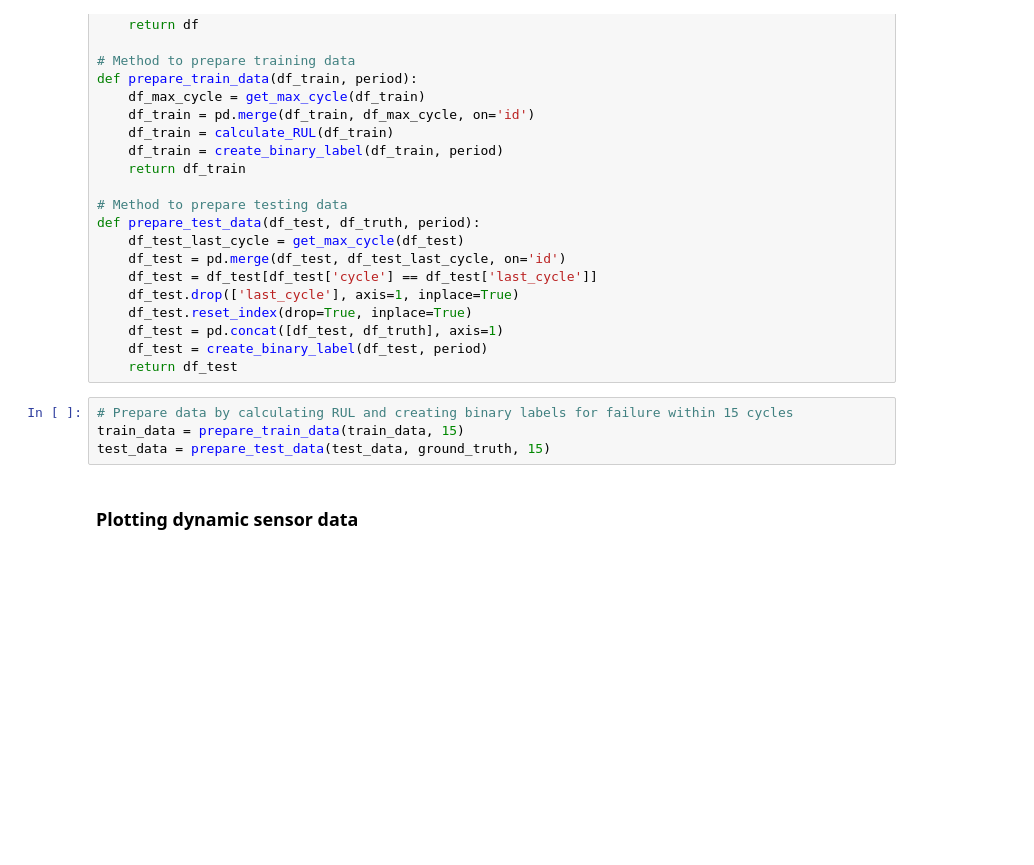
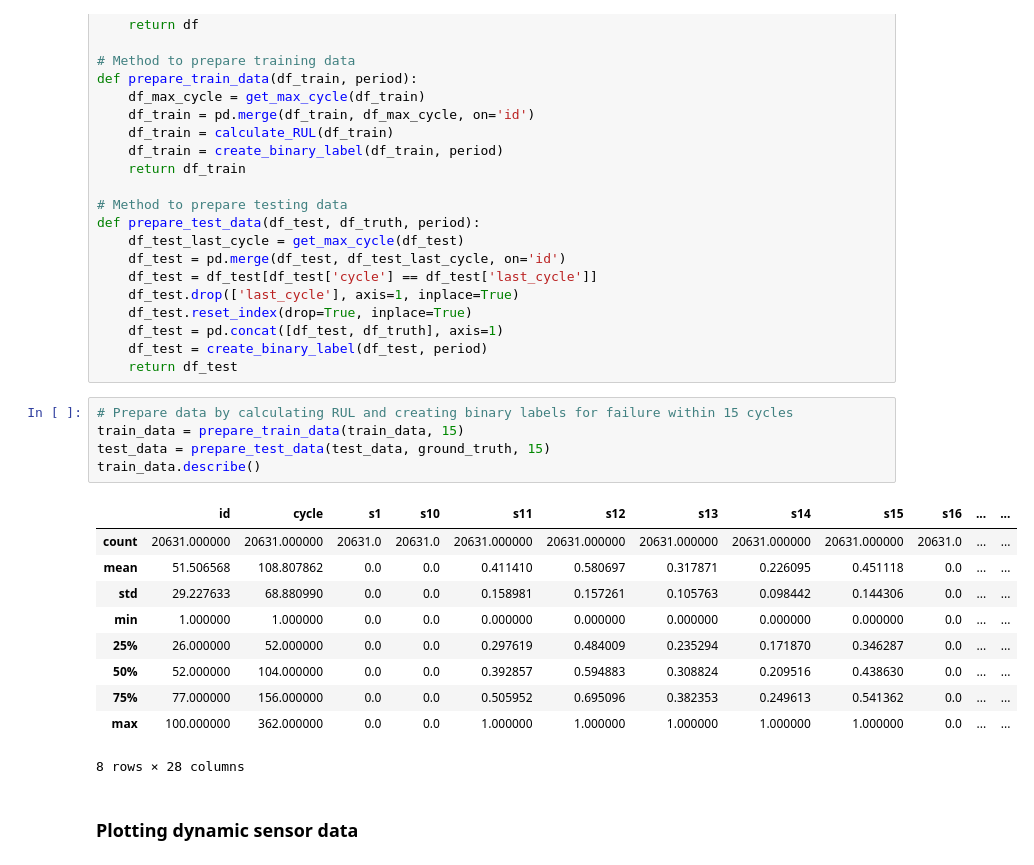
Before and after one commit to NechZ/Predictive-Maintenance, a Jupyter notebook: Engine-Predictive-Maintenance.ipynb, the cells around one changed output. Saved outputs shown, nothing was run; the diff lists cells and outputs as text; blank space fills up the shorter version.

```diff
--- a/Engine-Predictive-Maintenance.ipynb
+++ b/Engine-Predictive-Maintenance.ipynb
@@ -189,6 +189,18 @@ def prepare_test_data(df_test, df_truth, period):
 # %%
 # Prepare data by calculating RUL and creating binary labels for failure within 15 cycles
 train_data = prepare_train_data(train_data, 15)
 test_data = prepare_test_data(test_data, ground_truth, 15)
+train_data.describe()
+# %% [output]
+|  | id | cycle | s1 | s10 | s11 | s12 | s13 | s14 | s15 | s16 | ... | ... |
+| count | 20631.000000 | 20631.000000 | 20631.0 | 20631.0 | 20631.000000 | 20631.000000 | 20631.000000 | 20631.000000 | 20631.000000 | 20631.0 | ... | ... |
+| mean | 51.506568 | 108.807862 | 0.0 | 0.0 | 0.411410 | 0.580697 | 0.317871 | 0.226095 | 0.451118 | 0.0 | ... | ... |
+| std | 29.227633 | 68.880990 | 0.0 | 0.0 | 0.158981 | 0.157261 | 0.105763 | 0.098442 | 0.144306 | 0.0 | ... | ... |
+| min | 1.000000 | 1.000000 | 0.0 | 0.0 | 0.000000 | 0.000000 | 0.000000 | 0.000000 | 0.000000 | 0.0 | ... | ... |
+| 25% | 26.000000 | 52.000000 | 0.0 | 0.0 | 0.297619 | 0.484009 | 0.235294 | 0.171870 | 0.346287 | 0.0 | ... | ... |
+| 50% | 52.000000 | 104.000000 | 0.0 | 0.0 | 0.392857 | 0.594883 | 0.308824 | 0.209516 | 0.438630 | 0.0 | ... | ... |
+| 75% | 77.000000 | 156.000000 | 0.0 | 0.0 | 0.505952 | 0.695096 | 0.382353 | 0.249613 | 0.541362 | 0.0 | ... | ... |
+| max | 100.000000 | 362.000000 | 0.0 | 0.0 | 1.000000 | 1.000000 | 1.000000 | 1.000000 | 1.000000 | 0.0 | ... | ... |
+8 rows × 28 columns
 # %% [markdown]
 ### Plotting dynamic sensor data
```
Also changed, not shown: parts of 9 cells of this notebook.
